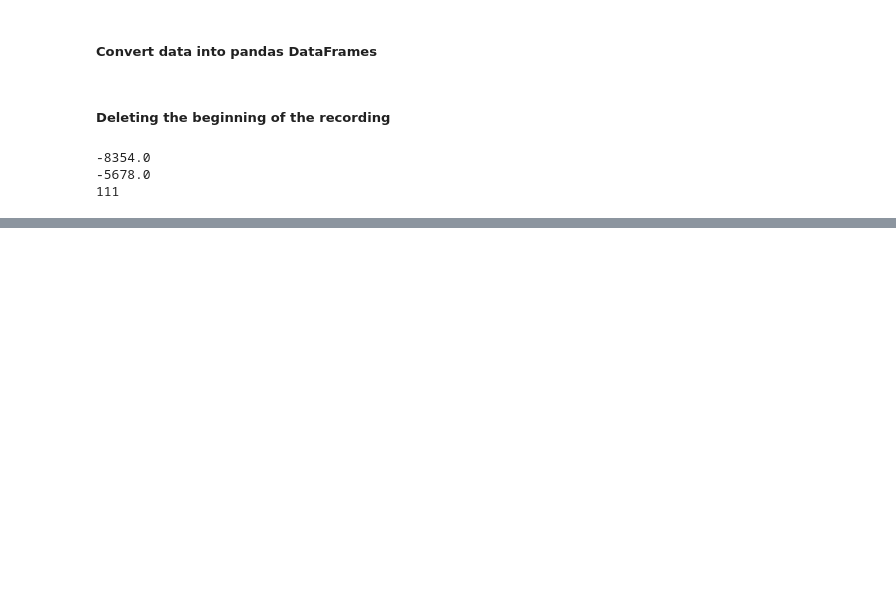
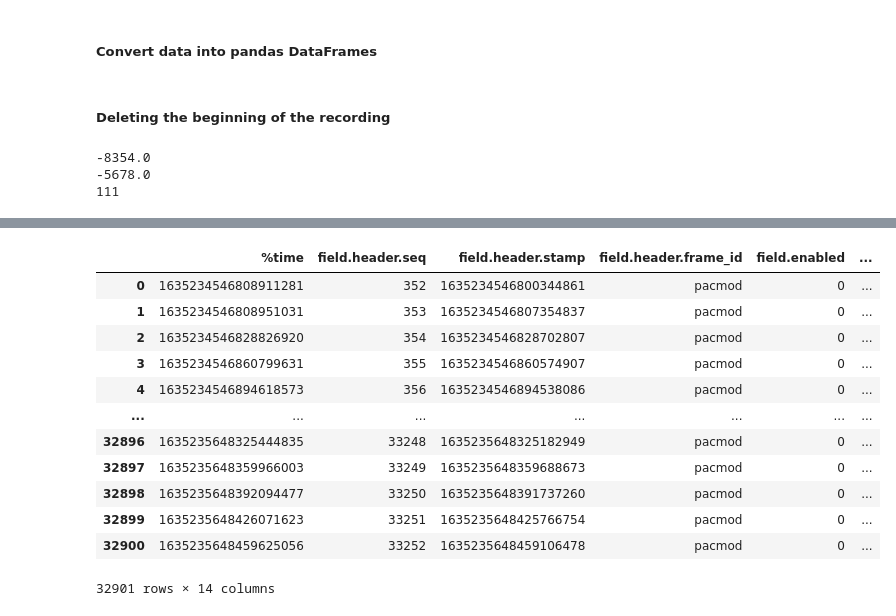
Before and after one commit to kaniser1/IDS_Project, a Jupyter notebook: D12_IDS_Project.ipynb, the cells around one changed output, grey strips where cells are left out. Cells and saved outputs as stored; diff of their text form; code cells hidden in the pictures; blank space fills up the shorter version.

```diff
--- a/D12_IDS_Project.ipynb
+++ b/D12_IDS_Project.ipynb
@@ -118,0 +134,16 @@ pos_df
+# %%
+steer_df
+# %% [output]
+|  | %time | field.header.seq | field.header.stamp | field.header.frame_id | field.enabled | ... |
+| 0 | 1635234546808911281 | 352 | 1635234546800344861 | pacmod | 0 | ... |
+| 1 | 1635234546808951031 | 353 | 1635234546807354837 | pacmod | 0 | ... |
+| 2 | 1635234546828826920 | 354 | 1635234546828702807 | pacmod | 0 | ... |
+| 3 | 1635234546860799631 | 355 | 1635234546860574907 | pacmod | 0 | ... |
+| 4 | 1635234546894618573 | 356 | 1635234546894538086 | pacmod | 0 | ... |
+| ... | ... | ... | ... | ... | ... | ... |
+| 32896 | 1635235648325444835 | 33248 | 1635235648325182949 | pacmod | 0 | ... |
+| 32897 | 1635235648359966003 | 33249 | 1635235648359688673 | pacmod | 0 | ... |
+| 32898 | 1635235648392094477 | 33250 | 1635235648391737260 | pacmod | 0 | ... |
+| 32899 | 1635235648426071623 | 33251 | 1635235648425766754 | pacmod | 0 | ... |
+| 32900 | 1635235648459625056 | 33252 | 1635235648459106478 | pacmod | 0 | ... |
+32901 rows × 14 columns
```
Also changed, not shown: parts of 9 cells of this notebook.
